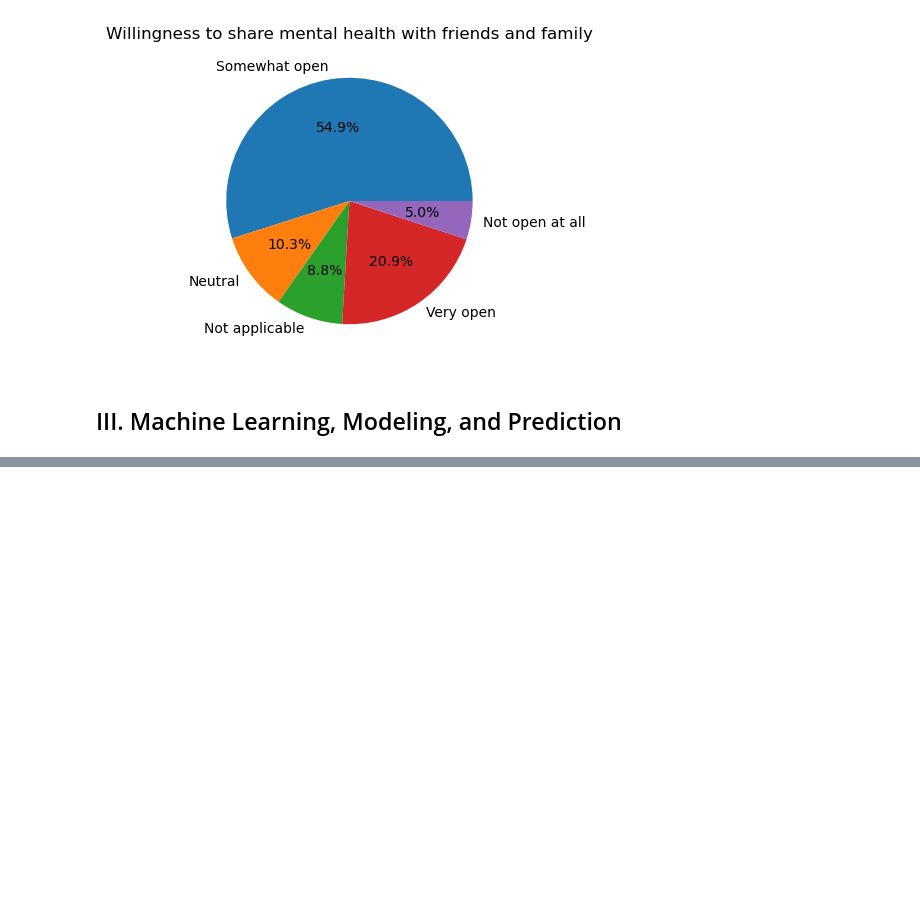
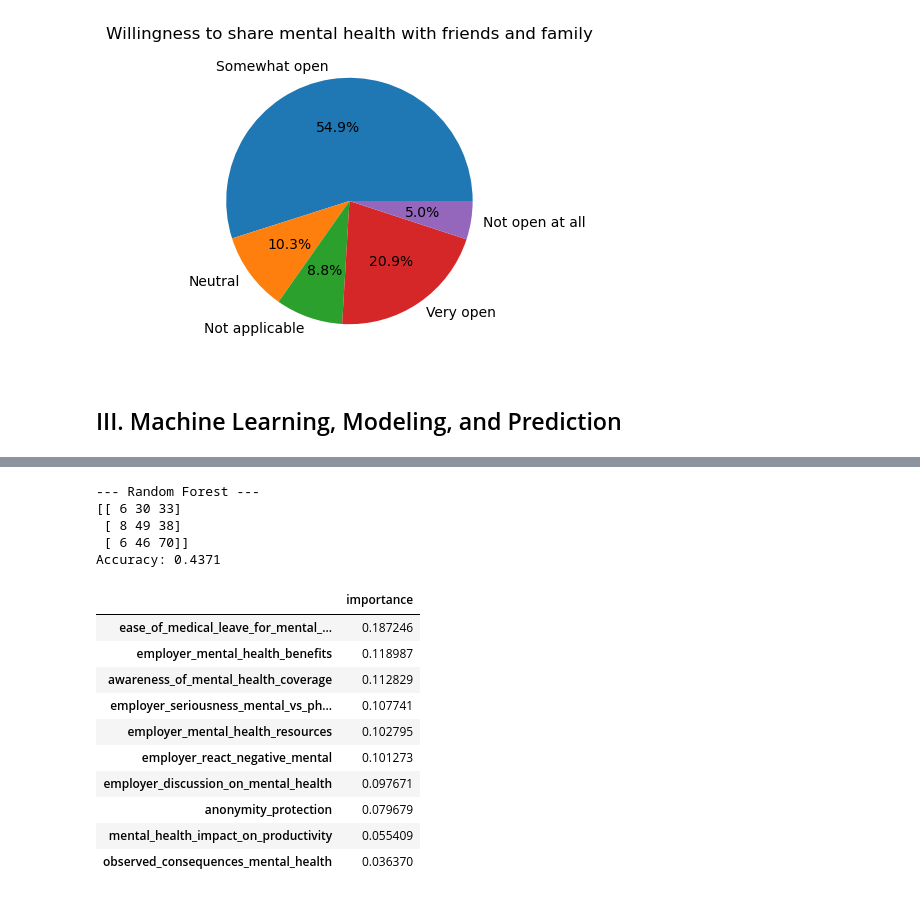
Before and after one commit to RobinJanse/HCAID, a Jupyter notebook: Model/MentalHealth.ipynb, the cells around one changed output, grey strips where cells are left out. Drawn from its saved outputs; the diff is of its cells as text; code cells hidden in the pictures; blank space fills up the shorter version.

```diff
--- a/Model/MentalHealth.ipynb
+++ b/Model/MentalHealth.ipynb
@@ -651,0 +652,52 @@ feature_importances.head(20)
+# %%
+model_data_2 = survey_prepared_df.copy()
+
+y = model_data_2['current_mental_health_disorder']
+
+# Drop the target variable from the feature set
+X = model_data_2.drop('current_mental_health_disorder', axis=1)
+
+# I only want these columns:
+top_10_current_employer_columns = [
+    "employer_mental_health_benefits",
+    "awareness_of_mental_health_coverage",
+    "employer_discussion_on_mental_health",
+    "employer_mental_health_resources",
+    "anonymity_protection",
+    "ease_of_medical_leave_for_mental_health",
+    "employer_react_negative_mental",
+    "employer_seriousness_mental_vs_physical",
+    "observed_consequences_mental_health",
+    "mental_health_impact_on_productivity"
+]
+
+X = X[top_10_current_employer_columns]
+X_train, X_test, y_train, y_test = train_test_split(X, y, test_size=0.2)
+# %%
+rf = RandomForestClassifier(n_estimators=100, max_depth=10)
+rf.fit(X_train, y_train)
+predictions = rf.predict(X_test)
+
+print(f'--- Random Forest ---')
+print(f'{confusion_matrix(y_test, predictions)}\nAccuracy: {round(accuracy_score(y_test, predictions), 4)}\n')
+
+# Feature importances
+feature_importances = pd.DataFrame(rf.feature_importances_, index = X_train.columns, columns=['importance']).sort_values('importance', ascending=False)
+feature_importances.head(10)
+# %% [output]
+--- Random Forest ---
+[[ 6 30 33]
+ [ 8 49 38]
+ [ 6 46 70]]
+Accuracy: 0.4371
+|  | importance |
+| ease_of_medical_leave_for_mental_... | 0.187246 |
+| employer_mental_health_benefits | 0.118987 |
+| awareness_of_mental_health_coverage | 0.112829 |
+| employer_seriousness_mental_vs_ph... | 0.107741 |
+| employer_mental_health_resources | 0.102795 |
+| employer_react_negative_mental | 0.101273 |
+| employer_discussion_on_mental_health | 0.097671 |
+| anonymity_protection | 0.079679 |
+| mental_health_impact_on_productivity | 0.055409 |
+| observed_consequences_mental_health | 0.036370 |
```
Also changed, not shown: parts of 5 cells of this notebook, 1 other file.
